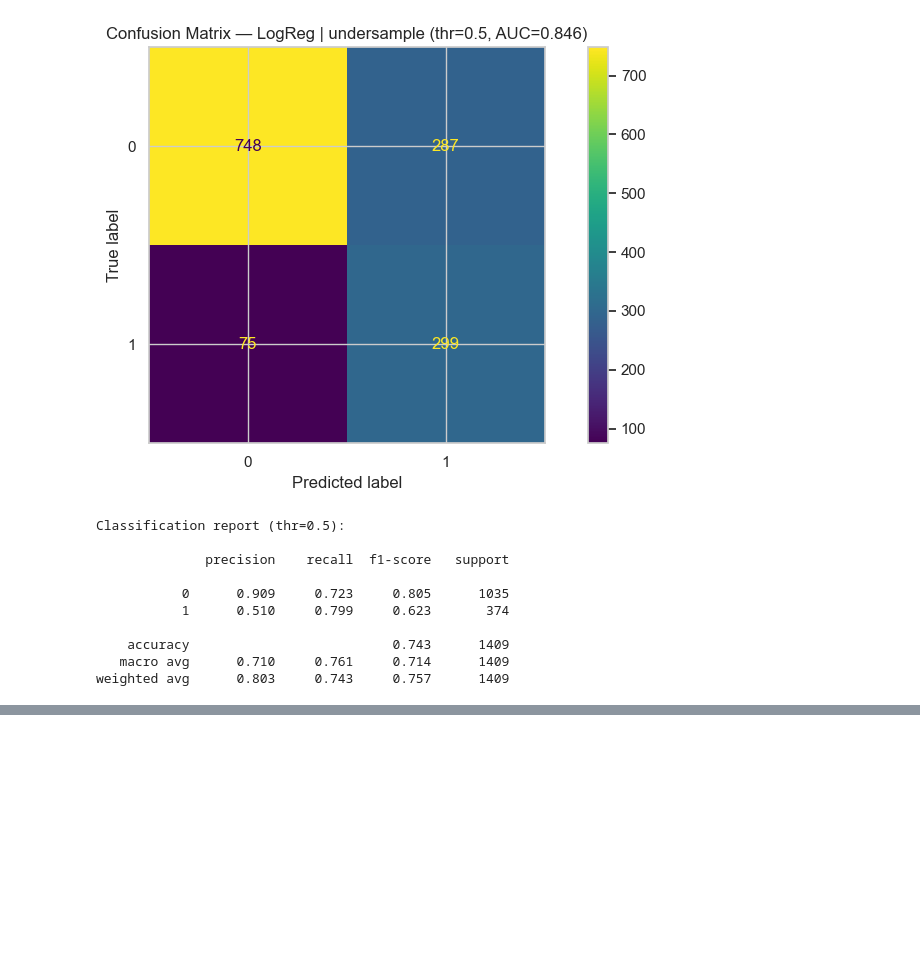
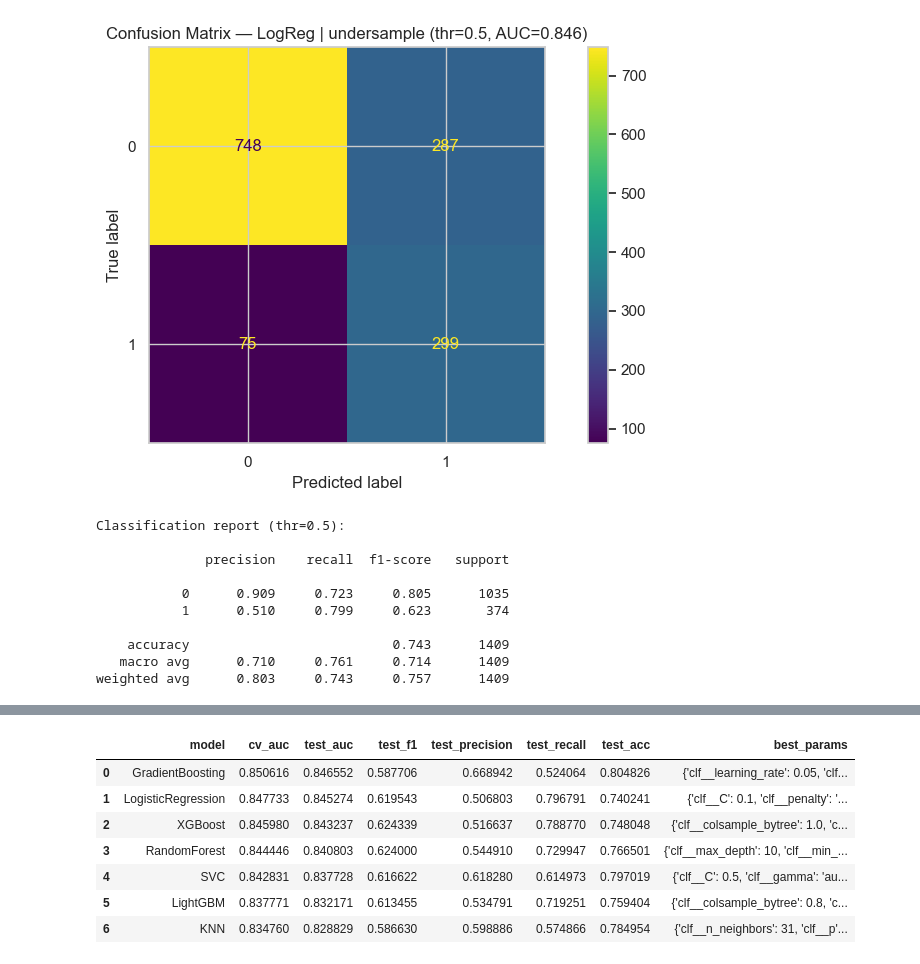
Before and after one commit to ilyaabrosimov/customer_churn, a Jupyter notebook: customer_churn_analysis.ipynb, the cells around one changed output, grey strips where cells are left out. Saved outputs shown, nothing was run; the diff lists cells and outputs as text; code cells hidden in the pictures; blank space fills up the shorter version.

Commit message:
Final Report

```diff
--- a/customer_churn_analysis.ipynb
+++ b/customer_churn_analysis.ipynb
@@ -1491,0 +1559,77 @@ weighted avg      0.803     0.743     0.757      1409
+# %%
+# === 1) Run GridSearchCV with cross-validation (Hyperparameters) ===
+from sklearn.model_selection import StratifiedKFold, GridSearchCV
+from sklearn.metrics import (
+    roc_auc_score, f1_score, accuracy_score, precision_score, recall_score
+)
+import numpy as np
+import pandas as pd
+import os
+
+RANDOM_STATE = 42
+
+# Folders
+rep_dir = (DIRS["reports"] if "DIRS" in globals() else "reports")
+os.makedirs(rep_dir, exist_ok=True)
+
+# Get candidates: list of (name, pipeline, param_grid)
+candidates = get_models(preprocess=preprocess, X_train=X_train, y_train=y_train, random_state=RANDOM_STATE)
+
+# CV splitter
+cv = StratifiedKFold(n_splits=5, shuffle=True, random_state=RANDOM_STATE)
+
+grid_results = []  # summary per model
+
+for name, pipe, grid in candidates:
+    print(f"\n=== GridSearch {name} ===")
+    gs = GridSearchCV(
+        estimator=pipe,
+        param_grid=grid,
+        scoring="roc_auc",   # main metric for imbalanced classification
+        cv=cv,
+        n_jobs=-1,
+        refit=True,
+        verbose=0
+    )
+    gs.fit(X_train, y_train)
+
+    # CV summary
+    cv_best_auc = gs.best_score_
+    best_params = gs.best_params_
+
+    # Test-set metrics
+    if hasattr(gs.best_estimator_, "predict_proba"):
+        proba = gs.best_estimator_.predict_proba(X_test)[:, 1]
+    else:
+        # SVC / others with decision_function
+        scores = gs.best_estimator_.decision_function(X_test)
+        proba = (scores - scores.min()) / (scores.max() - scores.min() + 1e-9)
+
+    pred = (proba >= 0.5).astype(int)
+
+    test_auc = roc_auc_score(y_test, proba)
+    test_f1  = f1_score(y_test, pred)
+    test_p   = precision_score(y_test, pred)
+    test_r   = recall_score(y_test, pred)
+    test_acc = accuracy_score(y_test, pred)
+
+    print(f"best_params={best_params} | CV AUC={cv_best_auc:.3f} | TEST AUC={test_auc:.3f} | F1={test_f1:.3f} | Acc={test_acc:.3f}")
+
+    grid_results.append({
+        "model": name,
+        "cv_auc": cv_best_auc,
+        "test_auc": test_auc,
+        "test_f1": test_f1,
+        "test_precision": test_p,
+        "test_recall": test_r,
+        "test_acc": test_acc,
+        "best_params": best_params
+    })
+
+# Collect, sort, save
+res_df = pd.DataFrame(grid_results).sort_values(["test_auc", "test_f1"], ascending=False).reset_index(drop=True)
+res_path = os.path.join(rep_dir, "gridsearch_results.csv")
+res_df.to_csv(res_path, index=False)
+display(res_df)
+print("Saved:", res_path)
+# %% [output]
@@ -1491,0 +1653,8 @@ weighted avg      0.803     0.743     0.757      1409
+|  | model | cv_auc | test_auc | test_f1 | test_precision | test_recall | test_acc | best_params |
+| 0 | GradientBoosting | 0.850616 | 0.846552 | 0.587706 | 0.668942 | 0.524064 | 0.804826 | {'clf__learning_rate': 0.05, 'clf... |
+| 1 | LogisticRegression | 0.847733 | 0.845274 | 0.619543 | 0.506803 | 0.796791 | 0.740241 | {'clf__C': 0.1, 'clf__penalty': '... |
+| 2 | XGBoost | 0.845980 | 0.843237 | 0.624339 | 0.516637 | 0.788770 | 0.748048 | {'clf__colsample_bytree': 1.0, 'c... |
+| 3 | RandomForest | 0.844446 | 0.840803 | 0.624000 | 0.544910 | 0.729947 | 0.766501 | {'clf__max_depth': 10, 'clf__min_... |
+| 4 | SVC | 0.842831 | 0.837728 | 0.616622 | 0.618280 | 0.614973 | 0.797019 | {'clf__C': 0.5, 'clf__gamma': 'au... |
+| 5 | LightGBM | 0.837771 | 0.832171 | 0.613455 | 0.534791 | 0.719251 | 0.759404 | {'clf__colsample_bytree': 0.8, 'c... |
+| 6 | KNN | 0.834760 | 0.828829 | 0.586630 | 0.598886 | 0.574866 | 0.784954 | {'clf__n_neighbors': 31, 'clf__p'... |
```
Also changed, not shown: parts of 39 cells of this notebook, 1 other file.
